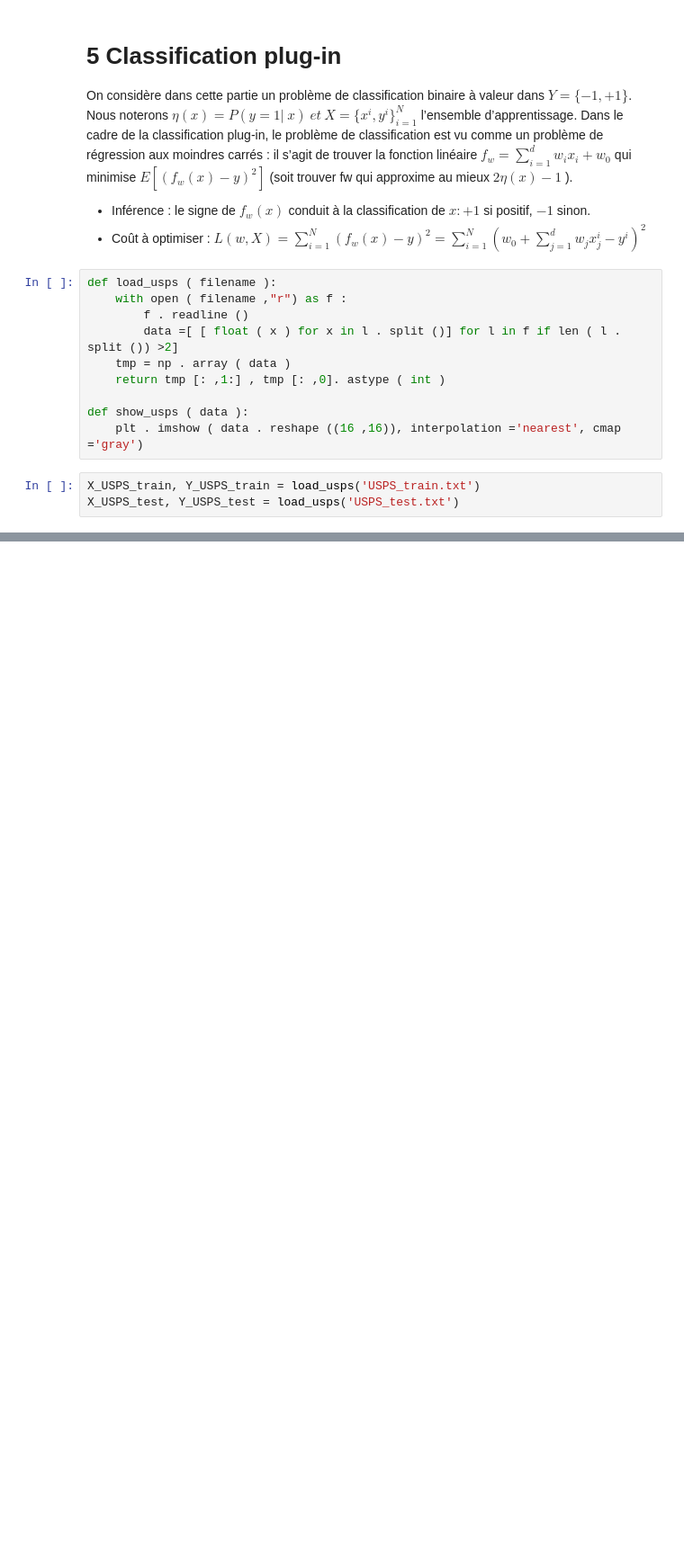
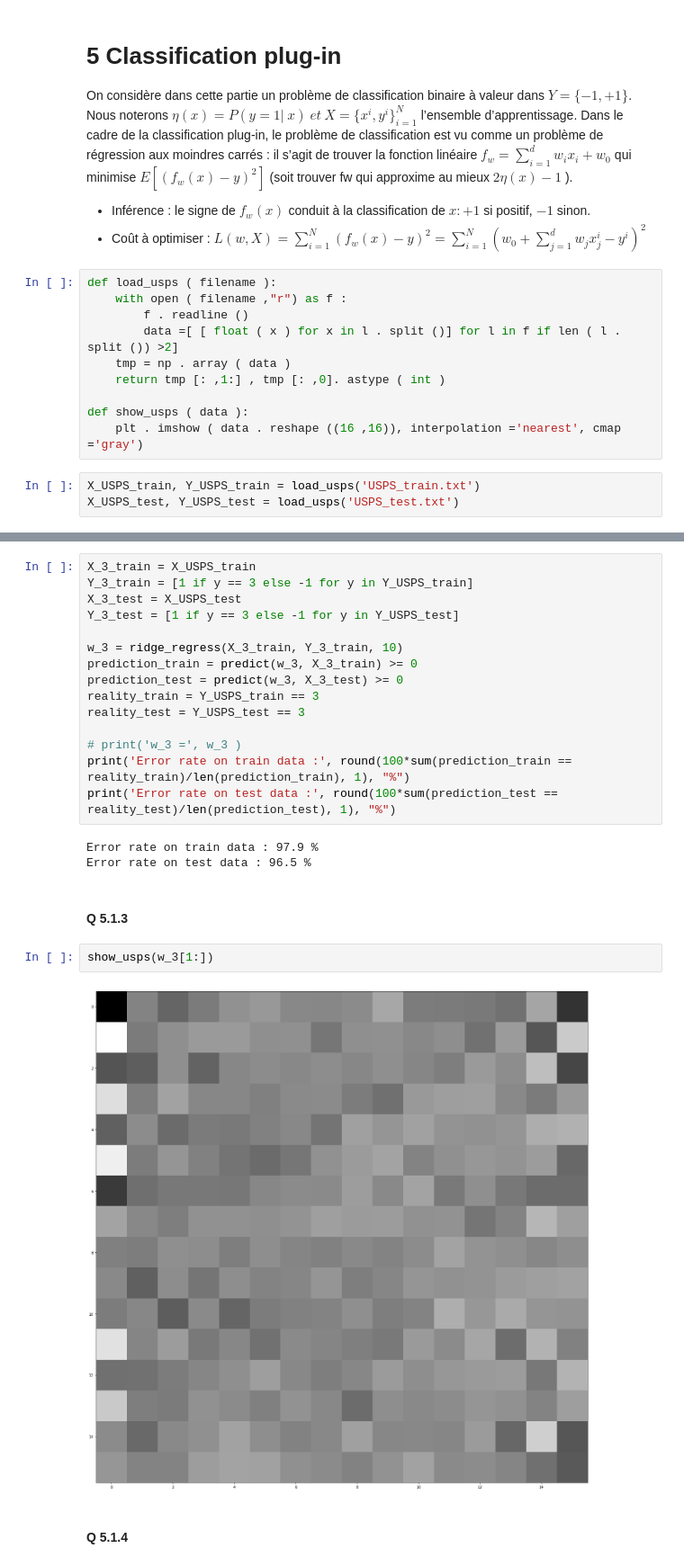
Before and after one commit to KVict/MALAP2018, a Jupyter notebook: ML_TP1.ipynb, the cells around one changed output, grey strips where cells are left out. Shown at 90% size. Cells and saved outputs as stored; diff of their text form; blank space fills up the shorter version.

```diff
--- a/ML_TP1.ipynb
+++ b/ML_TP1.ipynb
@@ -592,0 +603,26 @@ print(Y_USPS_train[1300])
+# %%
+X_3_train = X_USPS_train
+Y_3_train = [1 if y == 3 else -1 for y in Y_USPS_train]
+X_3_test = X_USPS_test
+Y_3_test = [1 if y == 3 else -1 for y in Y_USPS_test]
+
+w_3 = ridge_regress(X_3_train, Y_3_train, 10)
+prediction_train = predict(w_3, X_3_train) >= 0
+prediction_test = predict(w_3, X_3_test) >= 0
+reality_train = Y_USPS_train == 3
+reality_test = Y_USPS_test == 3
+
+# print('w_3 =', w_3 )
+print('Error rate on train data :', round(100*sum(prediction_train == reality_train)/len(prediction_train), 1), "%")
+print('Error rate on test data :', round(100*sum(prediction_test == reality_test)/len(prediction_test), 1), "%")
+# %% [output]
+Error rate on train data : 97.9 %
+Error rate on test data : 96.5 %
+# %% [markdown]
+#### Q 5.1.3
+# %%
+show_usps(w_3[1:])
+# %% [output]
+[figure, added]
+# %% [markdown]
+#### Q 5.1.4
```
Also changed, not shown: parts of 3 cells of this notebook.
